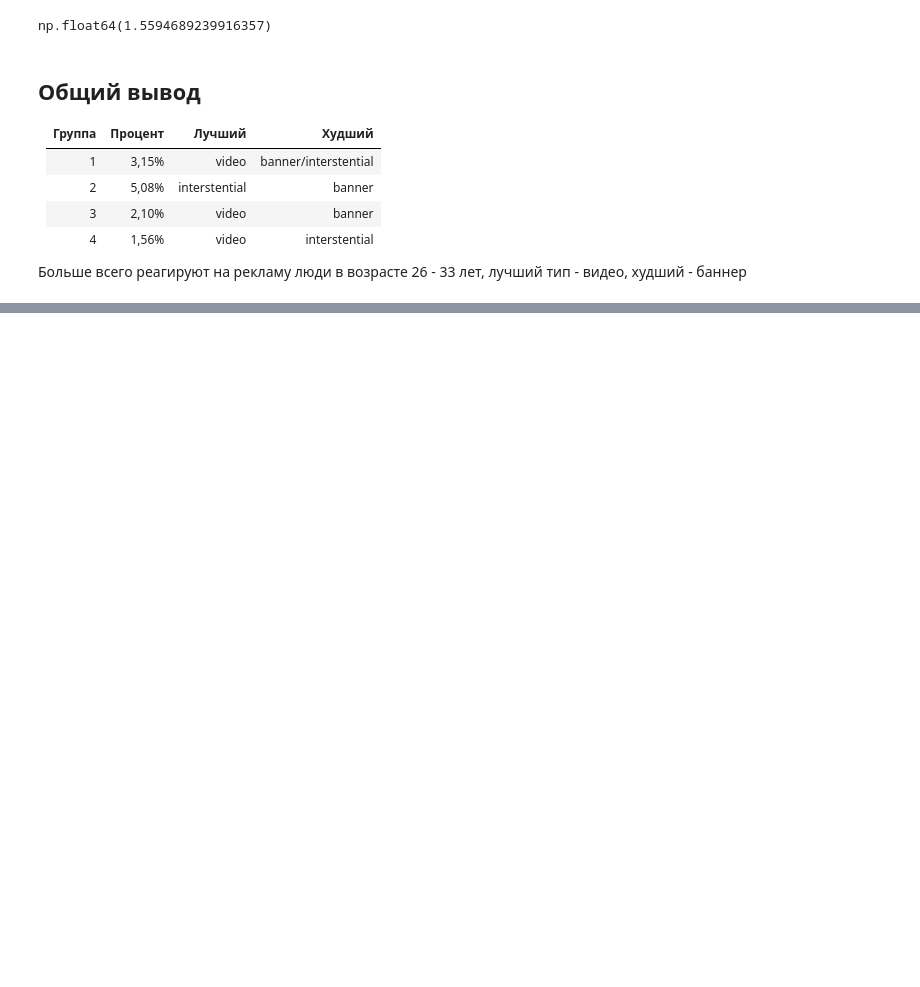
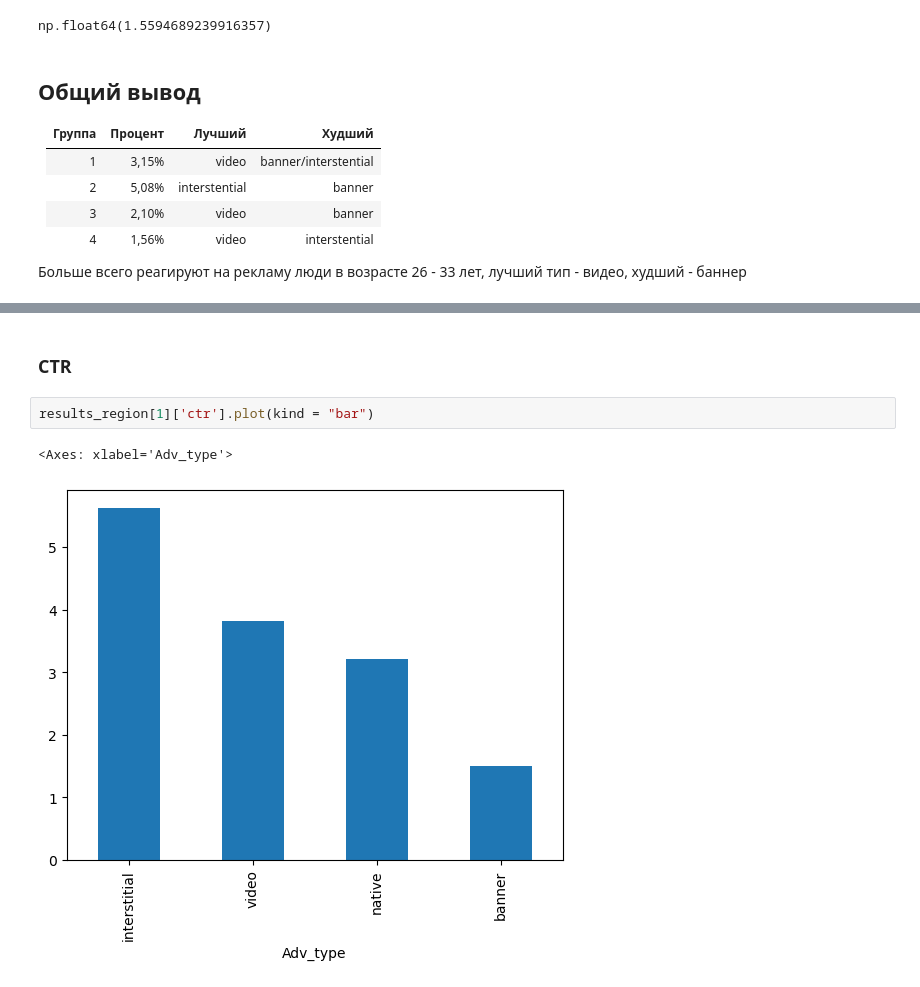
Before and after one commit to fazz0ne/it_funds, a Jupyter notebook: main.ipynb, the cells around one changed output, grey strips where cells are left out. Saved outputs shown, nothing was run; the diff lists cells and outputs as text; blank space fills up the shorter version.

```diff
--- a/main.ipynb
+++ b/main.ipynb
@@ -501,0 +531,7 @@ np.float64(1.5594689239916357)
+# %% [markdown]
+### CTR
+# %%
+results_region[1]['ctr'].plot(kind = "bar")
+# %% [output]
+<Axes: xlabel='Adv_type'>
+[figure, added]
```
Also changed, not shown: parts of 25 cells of this notebook, 1 other file.
